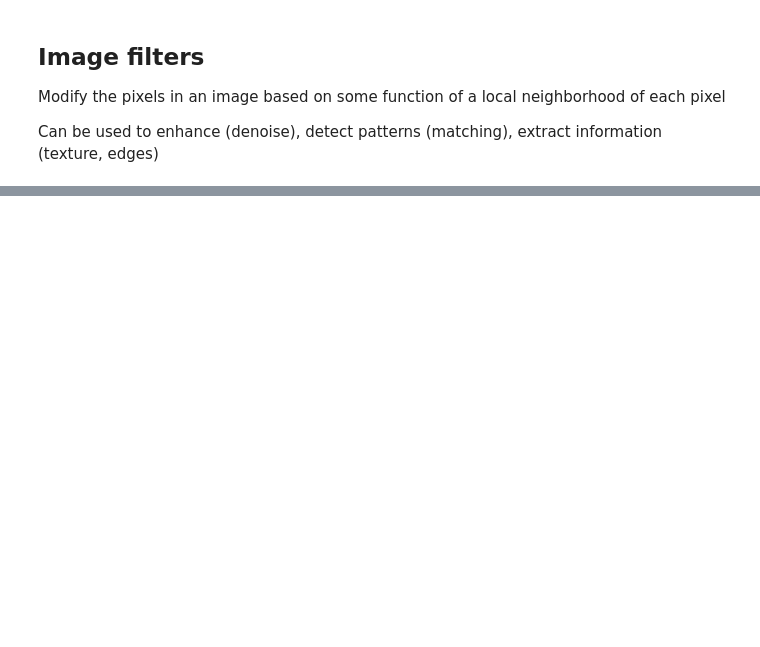
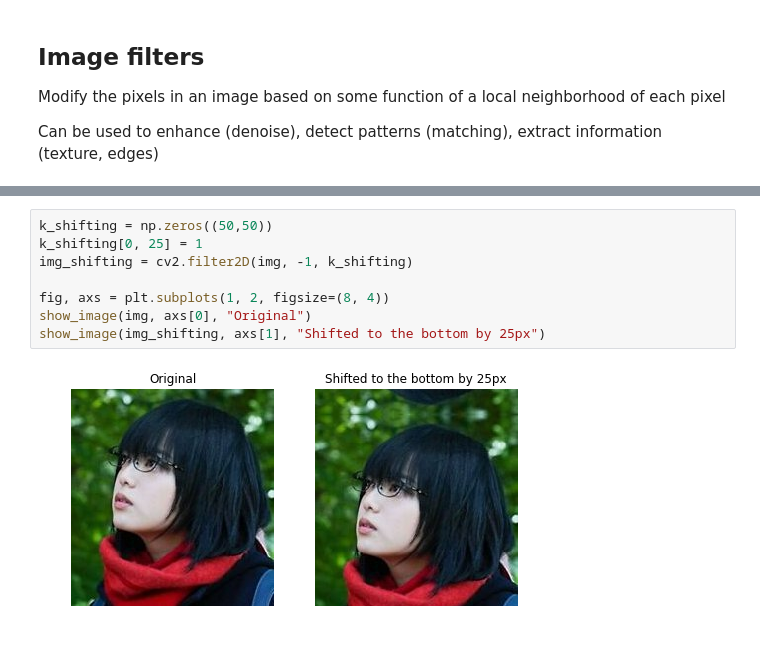
Before and after one commit to lihd1003/19W-Course-Material, a Jupyter notebook: CSC420 Intro to Image Understanding/Linear Filters.ipynb, the cells around one changed output, grey strips where cells are left out. Cells and saved outputs as stored; diff of their text form; blank space fills up the shorter version.

```diff
--- a/CSC420 Intro to Image Understanding/Linear Filters.ipynb
+++ b/CSC420 Intro to Image Understanding/Linear Filters.ipynb
@@ -42,0 +85,10 @@ Can be used to enhance (denoise), detect patterns (matching), extract informatio
+# %%
+k_shifting = np.zeros((50,50))
+k_shifting[0, 25] = 1
+img_shifting = cv2.filter2D(img, -1, k_shifting)
+
+fig, axs = plt.subplots(1, 2, figsize=(8, 4))
+show_image(img, axs[0], "Original")
+show_image(img_shifting, axs[1], "Shifted to the bottom by 25px")
+# %% [output]
+[figure, added]
```
Also changed, not shown: parts of 27 cells of this notebook, 2 other files.
